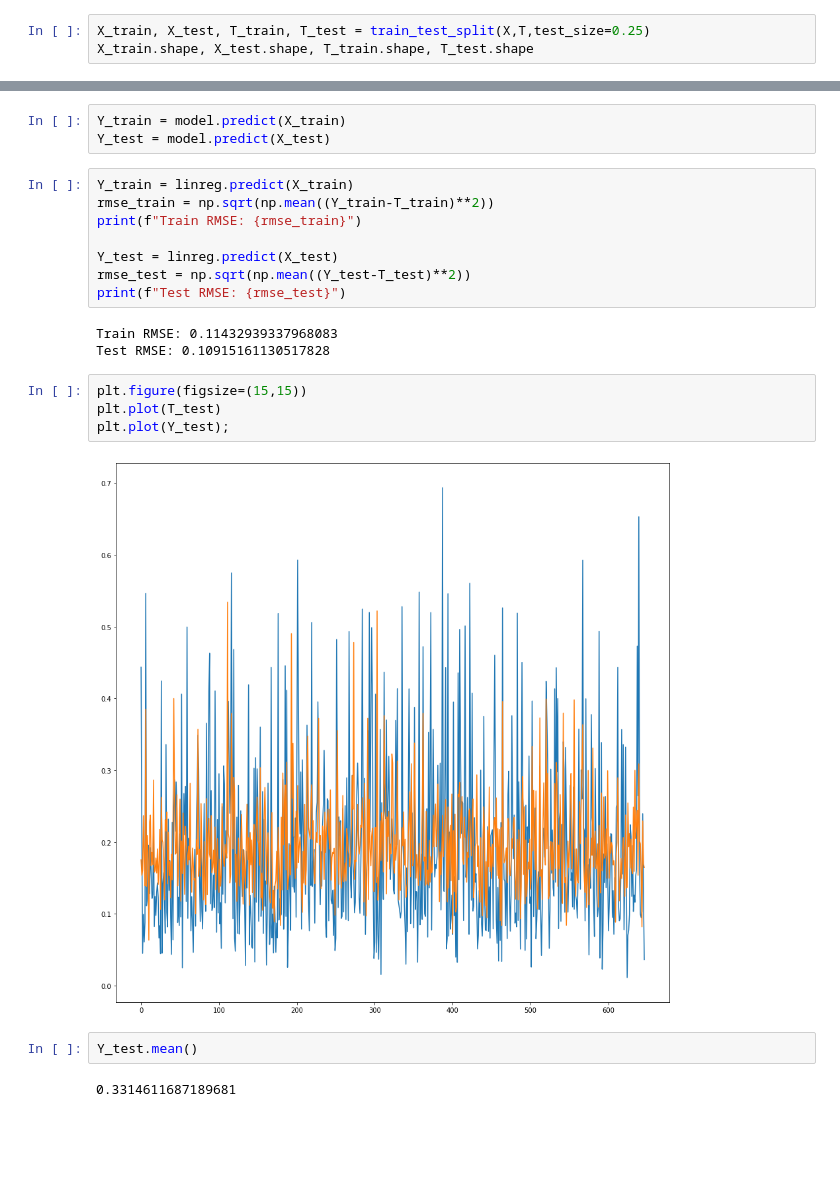
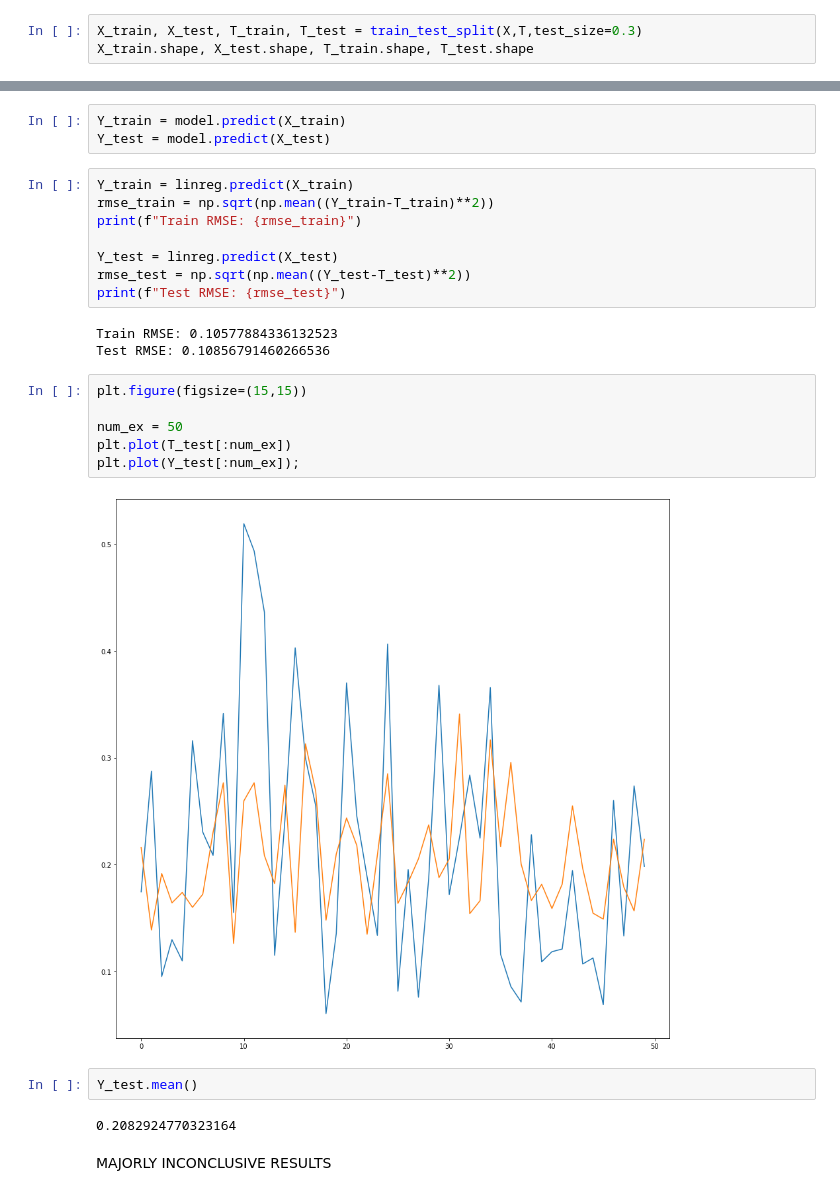
Before and after one commit to drg101/fysallida, a Jupyter notebook: analyze/Basic_Analysis.ipynb, the cells around one changed output, grey strips where cells are left out. Drawn from its saved outputs; the diff is of its cells as text; blank space fills up the shorter version.

```diff
--- a/analyze/Basic_Analysis.ipynb
+++ b/analyze/Basic_Analysis.ipynb
@@ -72,6 +82,6 @@ X.shape, T.shape
 # %% [output]
 ((1066, 19), (1066, 1))
 # %%
-X_train, X_test, T_train, T_test = train_test_split(X,T,test_size=0.25)
+X_train, X_test, T_train, T_test = train_test_split(X,T,test_size=0.3)
 X_train.shape, X_test.shape, T_train.shape, T_test.shape
 # %% [output]
@@ -284,15 +283,19 @@ Y_test = linreg.predict(X_test)
 rmse_test = np.sqrt(np.mean((Y_test-T_test)**2))
 print(f"Test RMSE: {rmse_test}")
 # %% [output]
-Train RMSE: 0.11432939337968083
-Test RMSE: 0.10915161130517828
+Train RMSE: 0.10577884336132523
+Test RMSE: 0.10856791460266536
 # %%
 plt.figure(figsize=(15,15))
-plt.plot(T_test)
-plt.plot(Y_test);
+
+num_ex = 50
+plt.plot(T_test[:num_ex])
+plt.plot(Y_test[:num_ex]);
 # %% [output]
-[figure, old version]
+[figure, new version]
 # %%
 Y_test.mean()
 # %% [output]
-0.3314611687189681
+0.2082924770323164
+# %% [markdown]
+MAJORLY INCONCLUSIVE RESULTS
```
Also changed, not shown: parts of 13 cells of this notebook, 2 other files.
